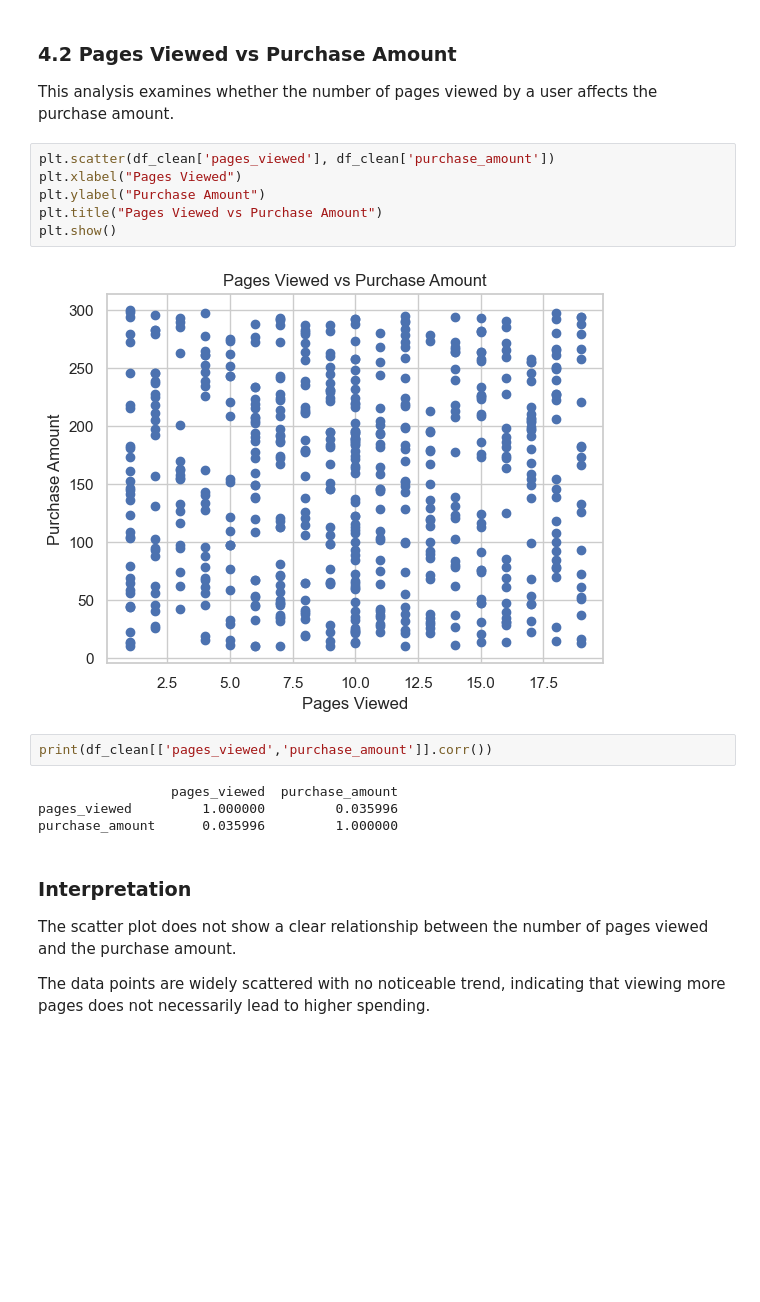
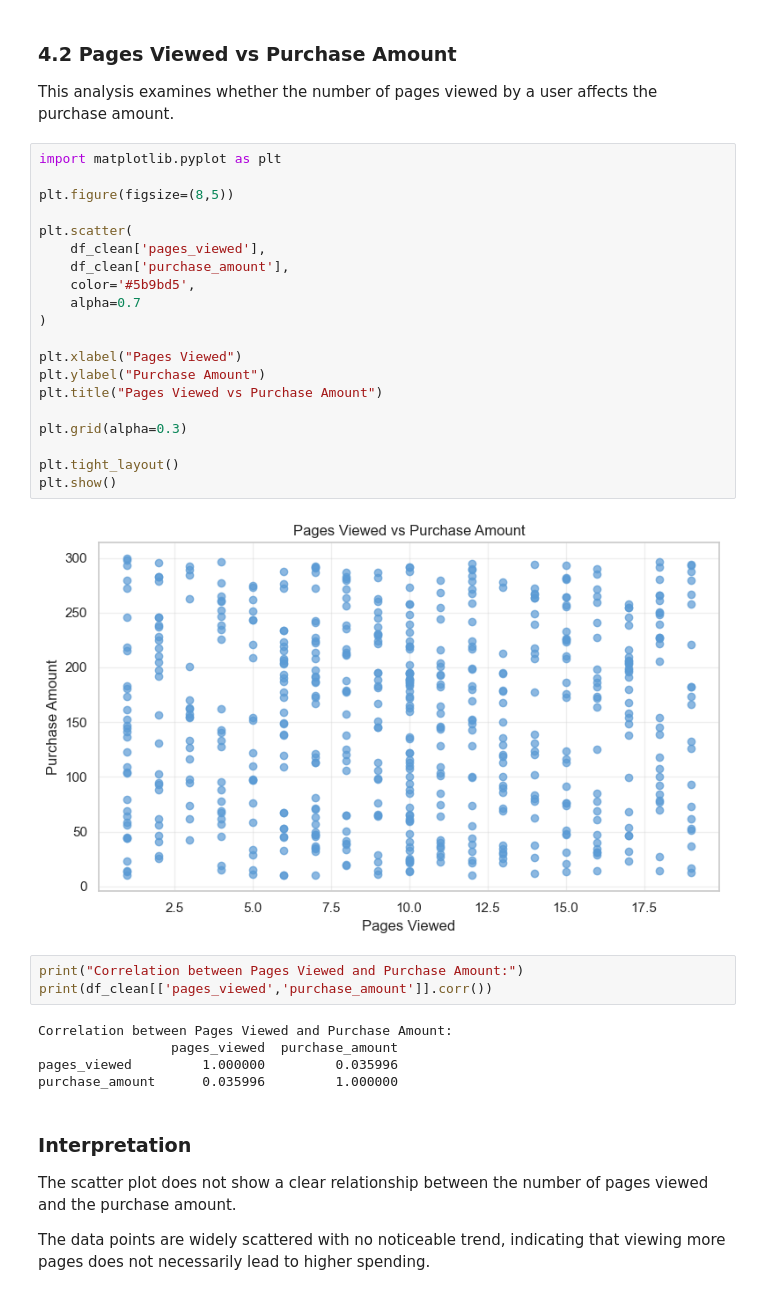
Before and after one commit to janajawabreh267/Data_Science_Project, a Jupyter notebook: notebooks/analysis.ipynb, the cells around one changed output. Cells and saved outputs as stored; diff of their text form; blank space fills up the shorter version.

```diff
--- a/notebooks/analysis.ipynb
+++ b/notebooks/analysis.ipynb
@@ -384,16 +398,32 @@ This indicates that other factors may play a more significant role in influencin
 
 This analysis examines whether the number of pages viewed by a user affects the purchase amount.
 # %%
-plt.scatter(df_clean['pages_viewed'], df_clean['purchase_amount'])
+import matplotlib.pyplot as plt
+
+plt.figure(figsize=(8,5))
+
+plt.scatter(
+    df_clean['pages_viewed'],
+    df_clean['purchase_amount'],
+    color='#5b9bd5',
+    alpha=0.7
+)
+
 plt.xlabel("Pages Viewed")
 plt.ylabel("Purchase Amount")
 plt.title("Pages Viewed vs Purchase Amount")
+
+plt.grid(alpha=0.3)
+
+plt.tight_layout()
 plt.show()
 # %% [output]
-[figure, old version]
+[figure, new version]
 # %%
+print("Correlation between Pages Viewed and Purchase Amount:")
 print(df_clean[['pages_viewed','purchase_amount']].corr())
 # %% [output]
+Correlation between Pages Viewed and Purchase Amount:
                  pages_viewed  purchase_amount
 pages_viewed         1.000000         0.035996
 purchase_amount      0.035996         1.000000
```
Also changed, not shown: parts of 8 cells of this notebook.
